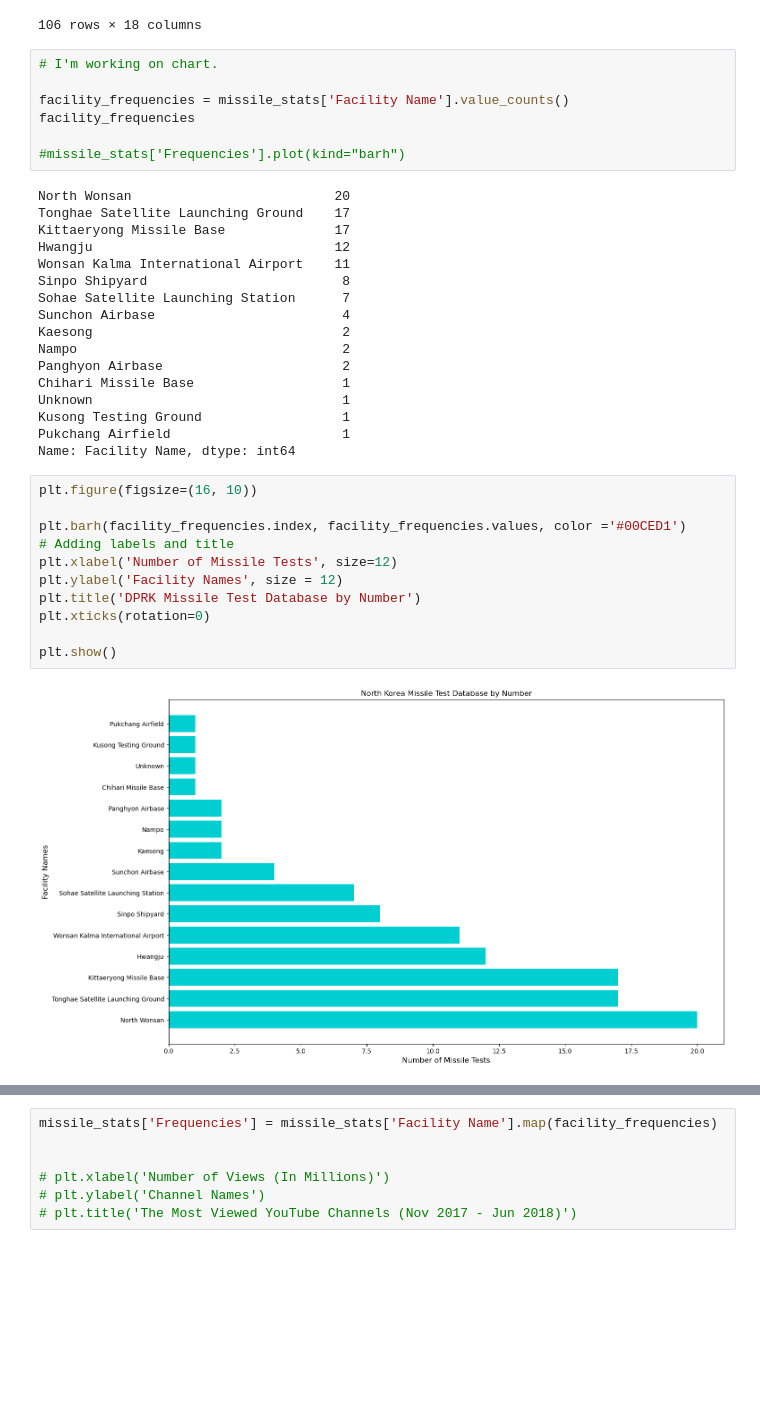
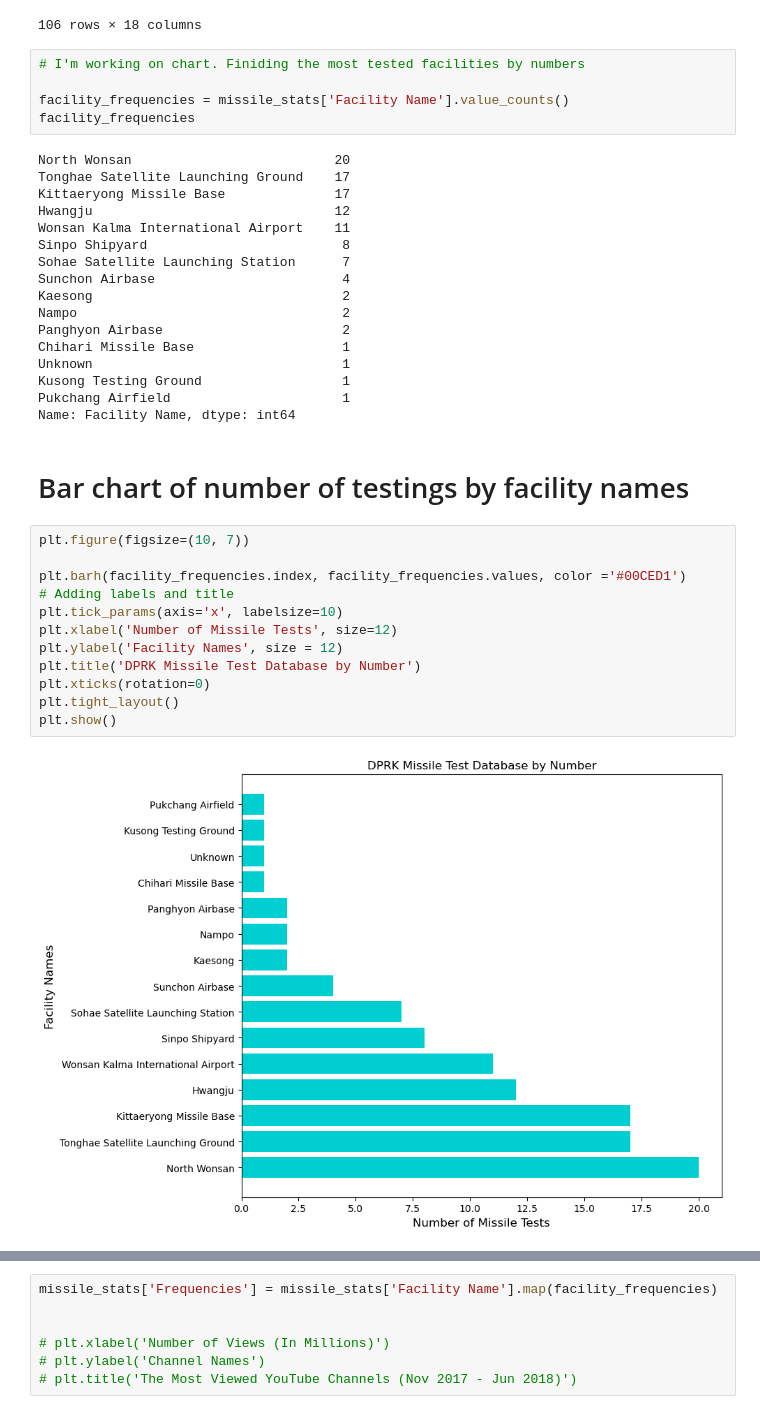
Before and after one commit to mesege1/dprk_missile_stats, a Jupyter notebook: nk_missiles.ipynb, the cells around one changed output, grey strips where cells are left out. Drawn from its saved outputs; the diff is of its cells as text; blank space fills up the shorter version.

Commit message:
Plot chart updated

```diff
--- a/nk_missiles.ipynb
+++ b/nk_missiles.ipynb
@@ -69,12 +69,10 @@ object
 | 105 | 106 | 2017-04-29 | 2017-05-02 | Unknown | Unknown | NaN | ... |
 106 rows × 18 columns
 # %%
-# I'm working on chart.
+# I'm working on chart. Finiding the most tested facilities by numbers
 
 facility_frequencies = missile_stats['Facility Name'].value_counts()
 facility_frequencies
-
-#missile_stats['Frequencies'].plot(kind="barh")
 # %% [output]
 North Wonsan                          20
 Tonghae Satellite Launching Ground    17
@@ -92,16 +90,19 @@ Unknown                                1
 Kusong Testing Ground                  1
 Pukchang Airfield                      1
 Name: Facility Name, dtype: int64
+# %% [markdown]
+# Bar chart of number of testings by facility names
 # %%
-plt.figure(figsize=(16, 10))
+plt.figure(figsize=(10, 7))
 
 plt.barh(facility_frequencies.index, facility_frequencies.values, color ='#00CED1')
 # Adding labels and title
+plt.tick_params(axis='x', labelsize=10)
 plt.xlabel('Number of Missile Tests', size=12)
 plt.ylabel('Facility Names', size = 12)
 plt.title('DPRK Missile Test Database by Number')
 plt.xticks(rotation=0)
-
+plt.tight_layout()
 plt.show()
 # %% [output]
-[figure, old version]
+[figure, new version]
```
Also changed, not shown: parts of 2 cells of this notebook.
